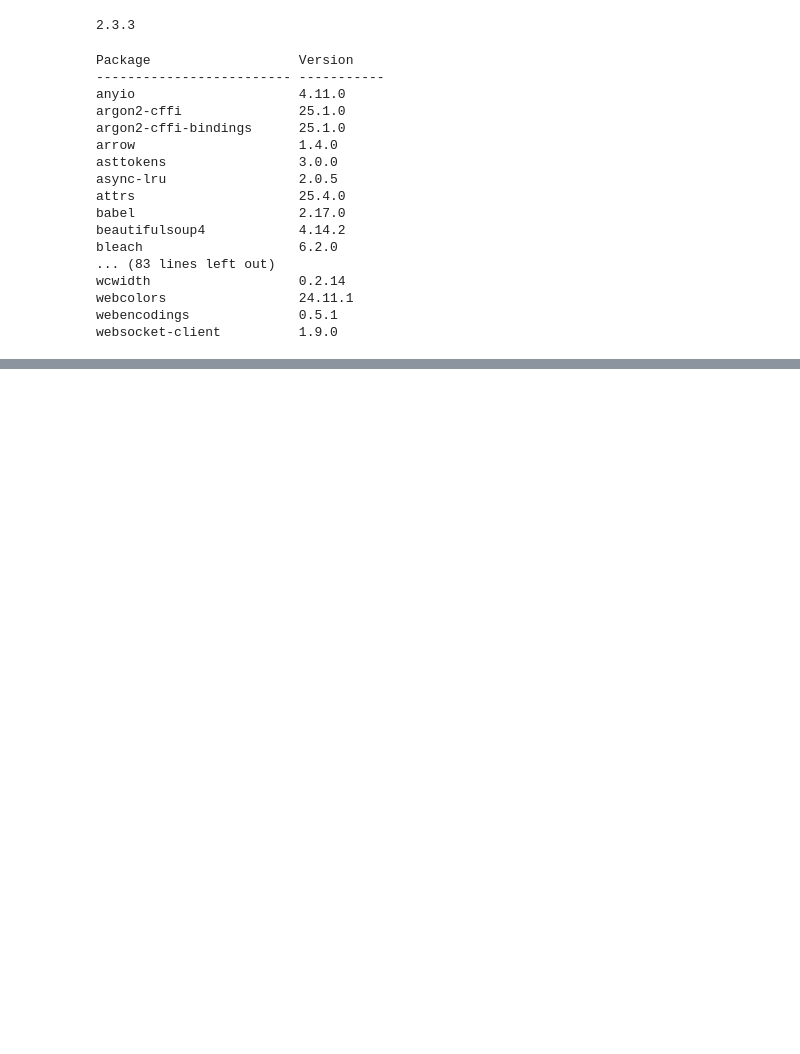
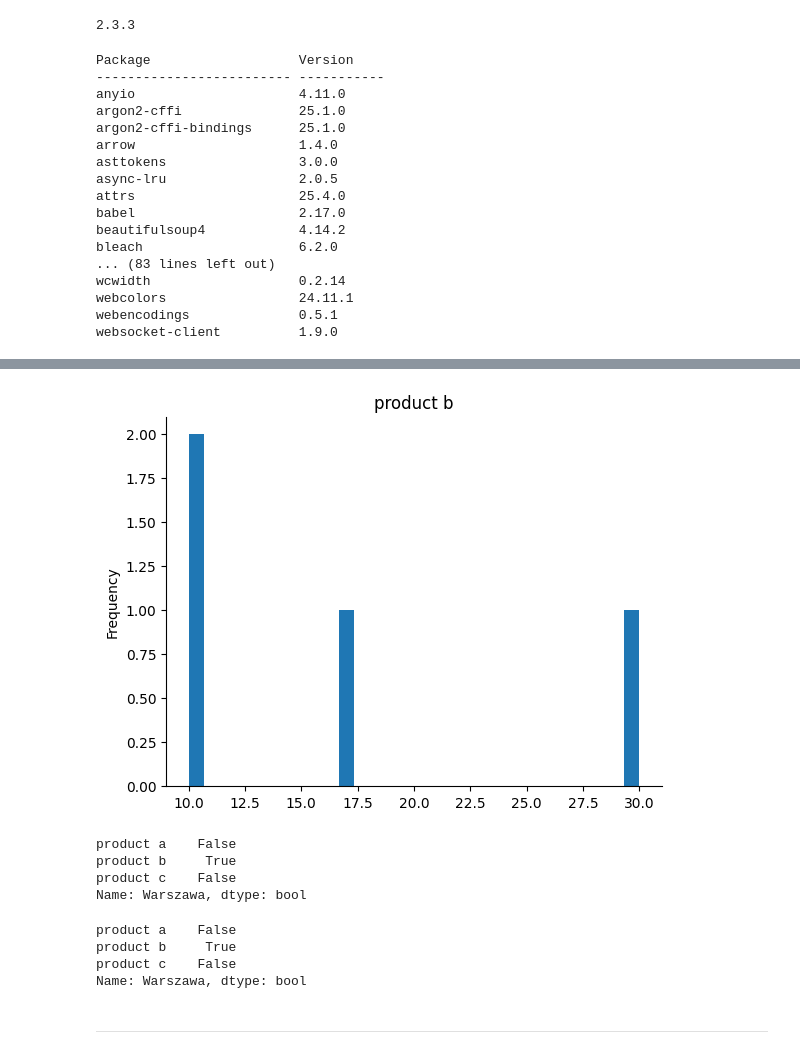
Before and after one commit to rajkonkret/PythonProjectAnaliza-20-10-2025, a Jupyter notebook: cwiczenie4.ipynb, the cells around one changed output, grey strips where cells are left out. Cells and saved outputs as stored; diff of their text form; code cells hidden in the pictures; blank space fills up the shorter version.

```diff
--- a/cwiczenie4.ipynb
+++ b/cwiczenie4.ipynb
@@ -60,0 +67,3 @@ product_data = {
+# %%
+# tworzymy DataFrame (tabele)
+data = pd.DataFrame(product_data, index=miasta)
@@ -60,0 +115,21 @@ product_data = {
+# %%
+data['product b'].plot(kind="hist", bins=30, title="product b")
+plt.gca().spines[['top', 'right',]].set_visible(False)
+# %% [output]
+[figure, added]
+# %%
+data.loc["Warszawa"] > 10
+# %% [output]
+product a    False
+product b     True
+product c    False
+Name: Warszawa, dtype: bool
+# %%
+print(data.loc["Warszawa"] > 10)
+# %% [output]
+product a    False
+product b     True
+product c    False
+Name: Warszawa, dtype: bool
+# %% [markdown]
+------
```
Also changed, not shown: parts of 15 cells of this notebook.
